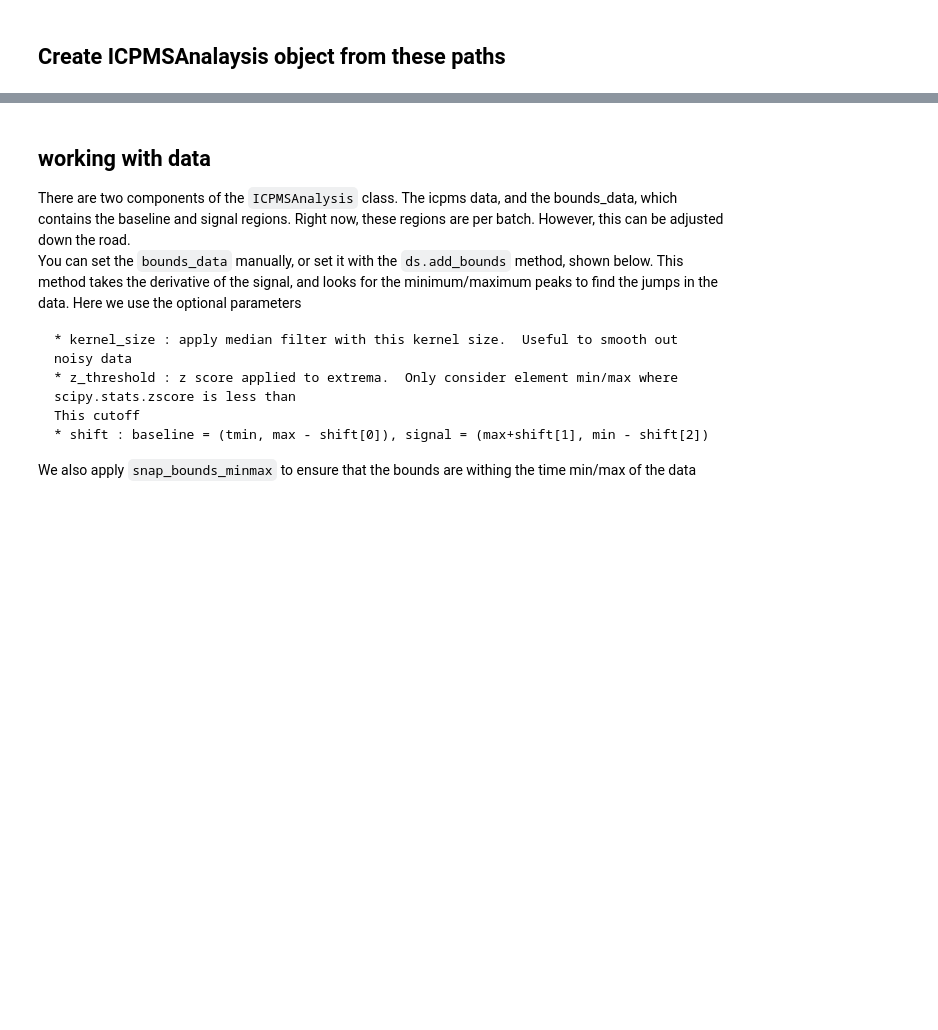
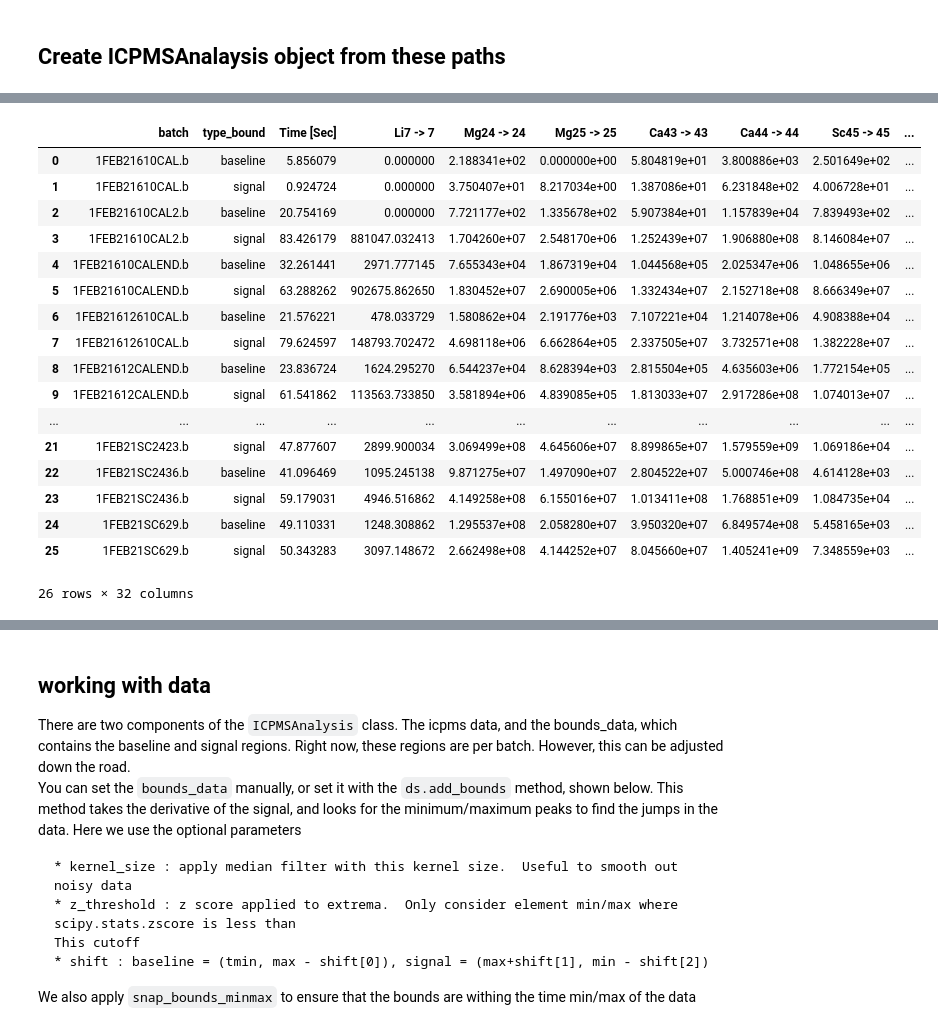
Before and after one commit to wpk-nist-gov/icpmsflow, a Jupyter notebook: notebooks/icpmsflow_tutorial.ipynb, the cells around one changed output, grey strips where cells are left out. Cells and saved outputs as stored; diff of their text form; code cells hidden in the pictures; blank space fills up the shorter version.

```diff
--- a/notebooks/icpmsflow_tutorial.ipynb
+++ b/notebooks/icpmsflow_tutorial.ipynb
@@ -35,0 +53,27 @@ ds.frame.head()
+# %%
+(
+    ds1
+    .snap_bounds_minmax()
+    #.normalize_by_baseline()
+    .interpolate_at_bounds(as_delta=True, merge=True, integrate=True, reset_index=True)
+
+)
+# %% [output]
+|  | batch | type_bound | Time [Sec] | Li7 -> 7 | Mg24 -> 24 | Mg25 -> 25 | Ca43 -> 43 | Ca44 -> 44 | Sc45 -> 45 | ... |
+| 0 | 1FEB21610CAL.b | baseline | 5.856079 | 0.000000 | 2.188341e+02 | 0.000000e+00 | 5.804819e+01 | 3.800886e+03 | 2.501649e+02 | ... |
+| 1 | 1FEB21610CAL.b | signal | 0.924724 | 0.000000 | 3.750407e+01 | 8.217034e+00 | 1.387086e+01 | 6.231848e+02 | 4.006728e+01 | ... |
+| 2 | 1FEB21610CAL2.b | baseline | 20.754169 | 0.000000 | 7.721177e+02 | 1.335678e+02 | 5.907384e+01 | 1.157839e+04 | 7.839493e+02 | ... |
+| 3 | 1FEB21610CAL2.b | signal | 83.426179 | 881047.032413 | 1.704260e+07 | 2.548170e+06 | 1.252439e+07 | 1.906880e+08 | 8.146084e+07 | ... |
+| 4 | 1FEB21610CALEND.b | baseline | 32.261441 | 2971.777145 | 7.655343e+04 | 1.867319e+04 | 1.044568e+05 | 2.025347e+06 | 1.048655e+06 | ... |
+| 5 | 1FEB21610CALEND.b | signal | 63.288262 | 902675.862650 | 1.830452e+07 | 2.690005e+06 | 1.332434e+07 | 2.152718e+08 | 8.666349e+07 | ... |
+| 6 | 1FEB21612610CAL.b | baseline | 21.576221 | 478.033729 | 1.580862e+04 | 2.191776e+03 | 7.107221e+04 | 1.214078e+06 | 4.908388e+04 | ... |
+| 7 | 1FEB21612610CAL.b | signal | 79.624597 | 148793.702472 | 4.698118e+06 | 6.662864e+05 | 2.337505e+07 | 3.732571e+08 | 1.382228e+07 | ... |
+| 8 | 1FEB21612CALEND.b | baseline | 23.836724 | 1624.295270 | 6.544237e+04 | 8.628394e+03 | 2.815504e+05 | 4.635603e+06 | 1.772154e+05 | ... |
+| 9 | 1FEB21612CALEND.b | signal | 61.541862 | 113563.733850 | 3.581894e+06 | 4.839085e+05 | 1.813033e+07 | 2.917286e+08 | 1.074013e+07 | ... |
+| ... | ... | ... | ... | ... | ... | ... | ... | ... | ... | ... |
+| 21 | 1FEB21SC2423.b | signal | 47.877607 | 2899.900034 | 3.069499e+08 | 4.645606e+07 | 8.899865e+07 | 1.579559e+09 | 1.069186e+04 | ... |
+| 22 | 1FEB21SC2436.b | baseline | 41.096469 | 1095.245138 | 9.871275e+07 | 1.497090e+07 | 2.804522e+07 | 5.000746e+08 | 4.614128e+03 | ... |
+| 23 | 1FEB21SC2436.b | signal | 59.179031 | 4946.516862 | 4.149258e+08 | 6.155016e+07 | 1.013411e+08 | 1.768851e+09 | 1.084735e+04 | ... |
+| 24 | 1FEB21SC629.b | baseline | 49.110331 | 1248.308862 | 1.295537e+08 | 2.058280e+07 | 3.950320e+07 | 6.849574e+08 | 5.458165e+03 | ... |
+| 25 | 1FEB21SC629.b | signal | 50.343283 | 3097.148672 | 2.662498e+08 | 4.144252e+07 | 8.045660e+07 | 1.405241e+09 | 7.348559e+03 | ... |
+26 rows × 32 columns
```
Also changed, not shown: parts of 11 cells of this notebook, 1 other file.
